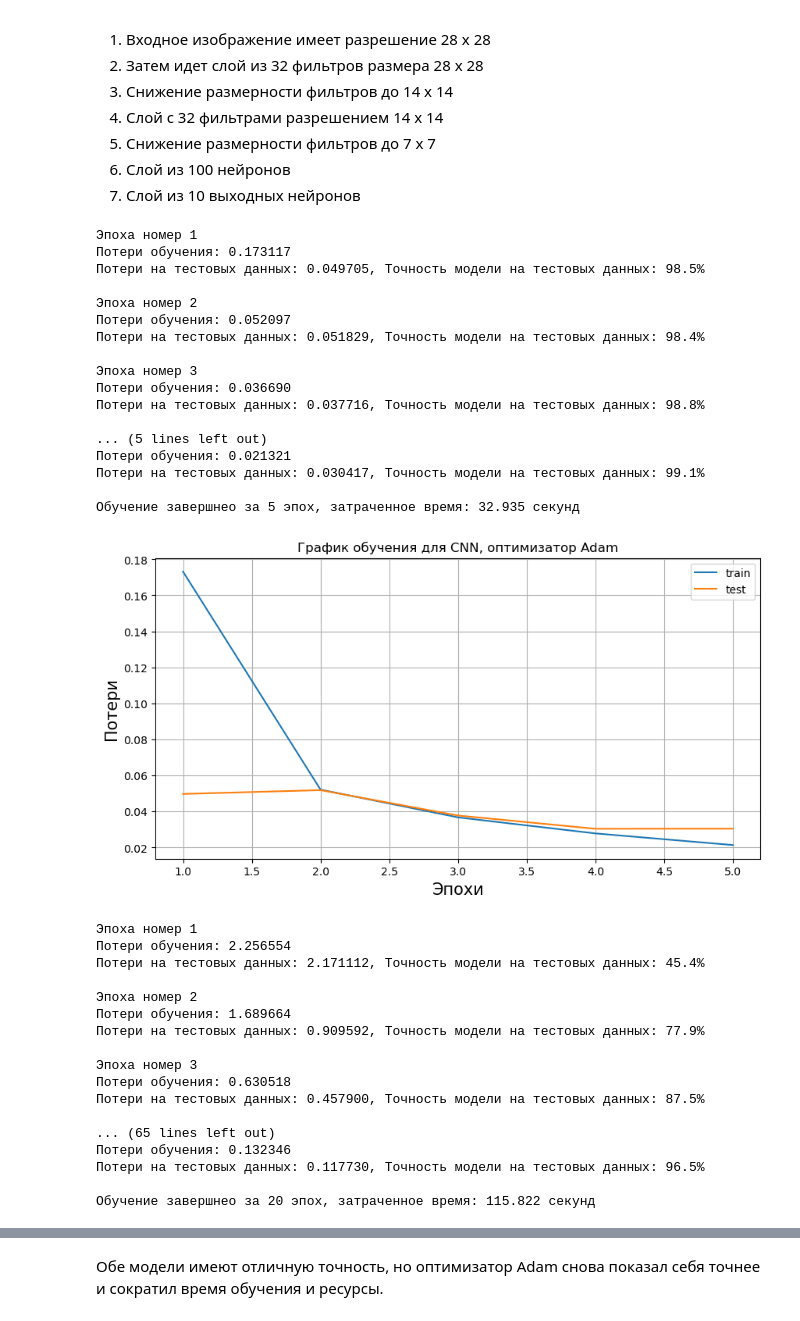
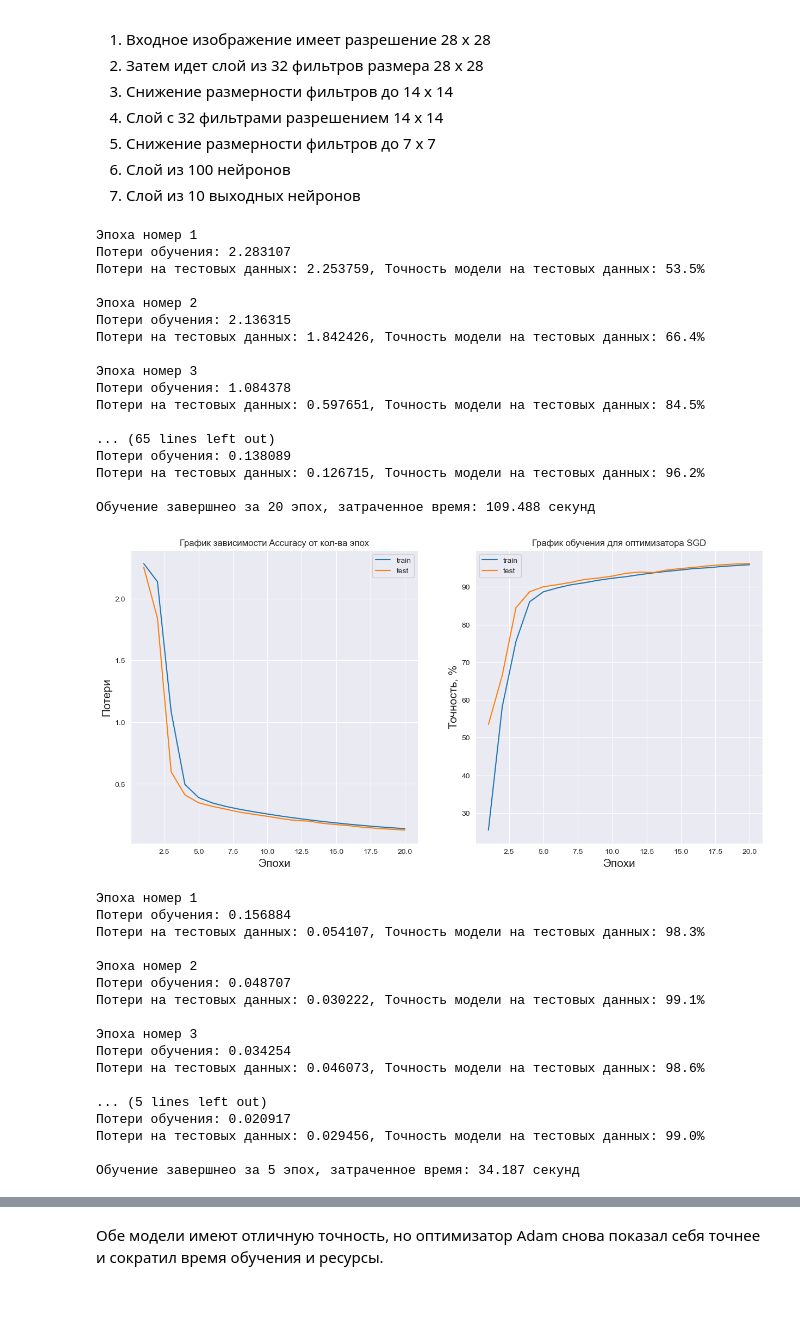
Before and after one commit to ex3del/Pad_jupiter, a Jupyter notebook: mnist.ipynb, the cells around one changed output, grey strips where cells are left out. Saved outputs shown, nothing was run; the diff lists cells and outputs as text; code cells hidden in the pictures.

```diff
--- a/mnist.ipynb
+++ b/mnist.ipynb
@@ -311,11 +335,14 @@ loss_history = {"train": [], "test": []}
 start_time = time.time()
 num_epochs = 7
 learning_rate = 0.001
+cor_test = []
+cor_train = []
 for i in range(num_epochs):
     print(f"Эпоха номер {i+1}")
     train_loss = train_loop(train_dataloader, model, loss_function, optimizer)
     test_loss = test_loop(test_dataloader, model, loss_function)
-
+    cor_test.append(cortest)
+    cor_train.append(cortrain)
     loss_history["train"].append(train_loss)
     loss_history["test"].append(test_loss)
 print(f"Обучение завершнео за {num_epochs} эпох, затраченное время: {round(time.time() - start_time, 3)} секунд")
@@ -452,7 +482,7 @@ class CNN_model(nn.Module):
 # %%
 model = CNN_model().to(device)
 loss_function = nn.CrossEntropyLoss()
-optimizer = torch.optim.SGD(model.parameters(), lr=learning_rate)
+optimizer = torch.optim.Adam(model.parameters(), lr=learning_rate)
 device = "cuda" if torch.cuda.is_available() else "cpu"
 print(f"Using {device} device")
 # %% [output]
@@ -556,71 +540,87 @@ def test_loop(dataloader, model, loss_function):
 # %%
 loss_history = {"train": [], "test": []}
 start_time = time.time()
+cor_test = []
+cor_train = []
 for i in range(num_epochs):
     print(f"Эпоха номер {i+1}")
     train_loss = train_loop(train_dataloader, model, loss_function, optimizer)
     test_loss = test_loop(test_dataloader, model, loss_function)
-
+    cor_test.append(cortest)
+    cor_train.append(cortrain)
     loss_history["train"].append(train_loss)
     loss_history["test"].append(test_loss)
 print(f"Обучение завершнео за {num_epochs} эпох, затраченное время: {round(time.time() - start_time, 3)} секунд")
 # %% [output]
 Эпоха номер 1
-Потери обучения: 0.173117
-Потери на тестовых данных: 0.049705, Точность модели на тестовых данных: 98.5%
+Потери обучения: 2.283107
+Потери на тестовых данных: 2.253759, Точность модели на тестовых данных: 53.5%
 
 Эпоха номер 2
-Потери обучения: 0.052097
-Потери на тестовых данных: 0.051829, Точность модели на тестовых данных: 98.4%
+Потери обучения: 2.136315
+Потери на тестовых данных: 1.842426, Точность модели на тестовых данных: 66.4%
 
 Эпоха номер 3
-Потери обучения: 0.036690
-Потери на тестовых данных: 0.037716, Точность модели на тестовых данных: 98.8%
+Потери обучения: 1.084378
+Потери на тестовых данных: 0.597651, Точность модели на тестовых данных: 84.5%
 
-... (5 lines left out)
-Потери обучения: 0.021321
-Потери на тестовых данных: 0.030417, Точность модели на тестовых данных: 99.1%
+... (65 lines left out)
+Потери обучения: 0.138089
+Потери на тестовых данных: 0.126715, Точность модели на тестовых данных: 96.2%
 
-Обучение завершнео за 5 эпох, затраченное время: 32.935 секунд
+Обучение завершнео за 20 эпох, затраченное время: 109.488 секунд
+# %%
+cor_test_g = [x / 10000 for x in cor_test]
+cor_train_g = [x / 60000 for x in cor_train]
 # %%
-plt.figure(figsize=(10, 5))
+plt.figure(figsize=(15, 7))
+plt.subplot(1, 2, 1)
 plt.plot(range(1, num_epochs + 1), loss_history["train"], label="train")
 plt.plot(range(1, num_epochs + 1), loss_history["test"], label="test")
 plt.xlabel("Эпохи", fontsize=15)
 plt.ylabel("Потери", fontsize=15)
+plt.title("График зависимости Accuracy от кол-ва эпох")
 plt.legend()
-plt.grid()
-plt.title("График обучения для CNN, оптимизатор Adam")
+plt.subplot(1, 2, 2)
+plt.plot(range(1, num_epochs + 1), cor_train_g, label="train")
+plt.plot(range(1, num_epochs + 1), cor_test_g, label="test")
+plt.xlabel("Эпохи", fontsize=15)
+plt.ylabel("Точность, %", fontsize=15)
+plt.legend()
+plt.title("График обучения для оптимизатора SGD")
+plt.grid
 plt.show()
 # %% [output]
-[figure, old version]
+[figure, new version]
 # %%
 loss_history = {"train": [], "test": []}
 start_time = time.time()
-num_epochs = 20
+cor_test = []
+cor_train = []
 for i in range(num_epochs):
     print(f"Эпоха номер {i+1}")
     train_loss = train_loop(train_dataloader, model, loss_function, optimizer)
     test_loss = test_loop(test_dataloader, model, loss_function)
-
+    cor_test.append(cortest)
+    cor_train.append(cortrain)
     loss_history["train"].append(train_loss)
     loss_history["test"].append(test_loss)
 print(f"Обучение завершнео за {num_epochs} эпох, затраченное время: {round(time.time() - start_time, 3)} секунд")
 # %% [output]
 Эпоха номер 1
-Потери обучения: 2.256554
-Потери на тестовых данных: 2.171112, Точность модели на тестовых данных: 45.4%
+Потери обучения: 0.156884
+Потери на тестовых данных: 0.054107, Точность модели на тестовых данных: 98.3%
 
 Эпоха номер 2
-Потери обучения: 1.689664
-Потери на тестовых данных: 0.909592, Точность модели на тестовых данных: 77.9%
+Потери обучения: 0.048707
+Потери на тестовых данных: 0.030222, Точность модели на тестовых данных: 99.1%
 
 Эпоха номер 3
-Потери обучения: 0.630518
-Потери на тестовых данных: 0.457900, Точность модели на тестовых данных: 87.5%
+Потери обучения: 0.034254
+Потери на тестовых данных: 0.046073, Точность модели на тестовых данных: 98.6%
 
-... (65 lines left out)
-Потери обучения: 0.132346
-Потери на тестовых данных: 0.117730, Точность модели на тестовых данных: 96.5%
+... (5 lines left out)
+Потери обучения: 0.020917
+Потери на тестовых данных: 0.029456, Точность модели на тестовых данных: 99.0%
 
-Обучение завершнео за 20 эпох, затраченное время: 115.822 секунд
+Обучение завершнео за 5 эпох, затраченное время: 34.187 секунд
```
Also changed, not shown: parts of 36 cells of this notebook, 4 other files.
